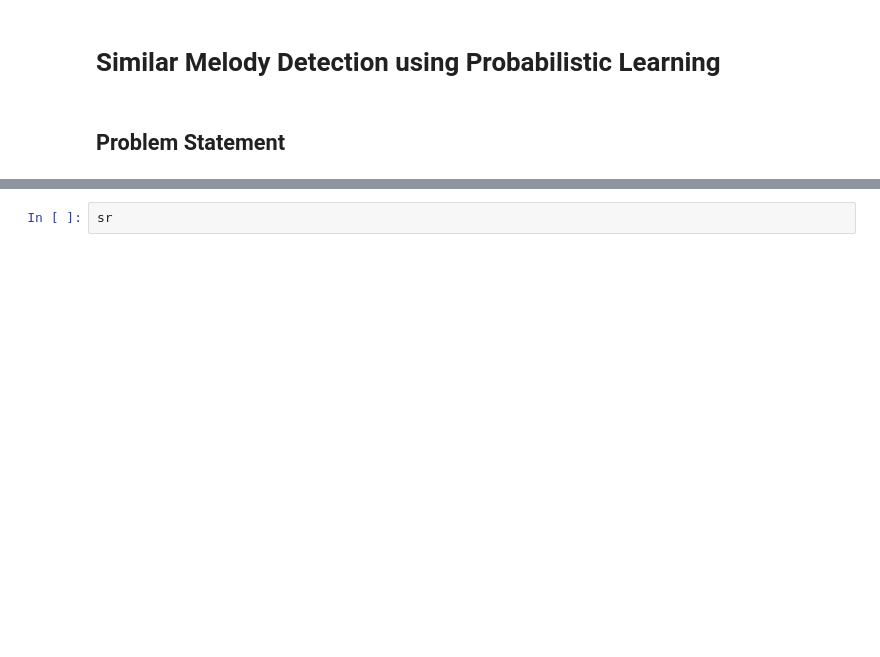
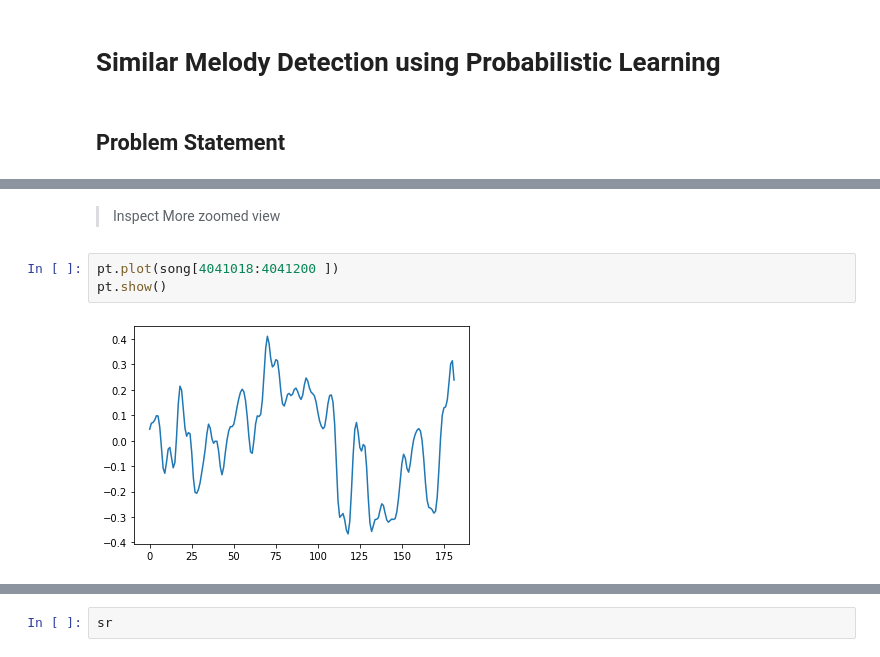
Before and after one commit to arpanpathak/audio_ml, a Jupyter notebook: Similar Melody Detection.ipynb, the cells around one changed output, grey strips where cells are left out. Drawn from its saved outputs; the diff is of its cells as text; blank space fills up the shorter version.

```diff
--- a/Similar Melody Detection.ipynb
+++ b/Similar Melody Detection.ipynb
@@ -62,0 +111,7 @@ pt.show()
+# %% [markdown]
+> Inspect More zoomed view
+# %%
+pt.plot(song[4041018:4041200 ])
+pt.show()
+# %% [output]
+[figure, added]
```
Also changed, not shown: parts of 27 cells of this notebook, 1 other file.
